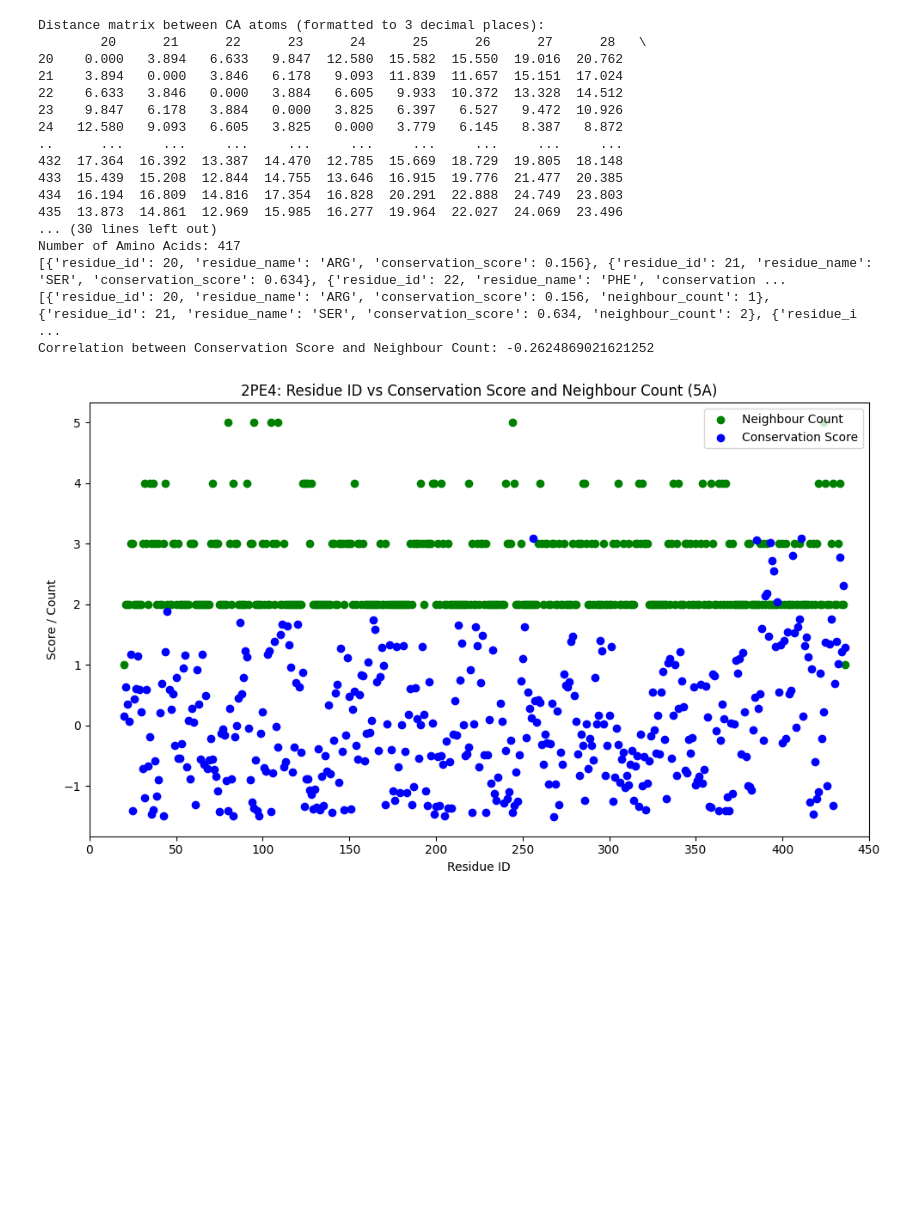
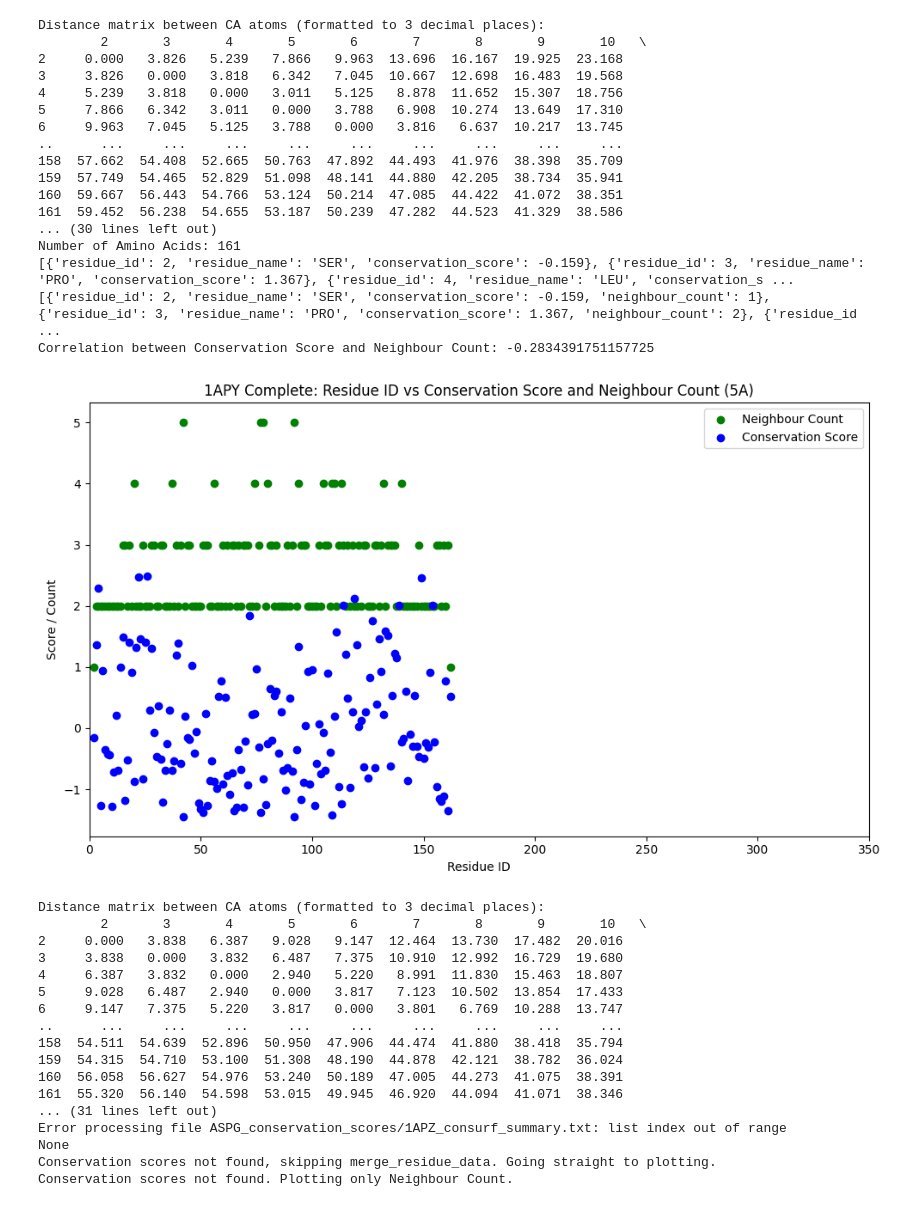
Before and after one commit to seahhening/Protein-LM, a Jupyter notebook: Documents/N-neighbour (submission)/submission_v0.3.ipynb, the cells around one changed output. Drawn from its saved outputs; the diff is of its cells as text; code cells hidden in the pictures; blank space fills up the shorter version.

```diff
--- a/Documents/N-neighbour (submission)/submission_v0.3.ipynb
+++ b/Documents/N-neighbour (submission)/submission_v0.3.ipynb
@@ -146,7 +146,7 @@ def merge_residue_data(conservation_scores, neighbour_counts):
 
     return merged_data
 
-def plot_and_calculate_correlation(data, title, num_residues=450):
+def plot_and_calculate_correlation(data, angstrom, protein_id, num_residues):
     # Extract data for plotting
     residue_ids = [entry['residue_id'] for entry in data]
     neighbour_counts = [entry['neighbour_count'] for entry in data]
@@ -177,7 +177,7 @@ def plot_and_calculate_correlation(data, title, num_residues=450):
 
     plt.xlabel('Residue ID')
     plt.ylabel('Score / Count')
-    plt.title(f'{title}: Residue ID vs Conservation Score and Neighbour Count (5A)')
+    plt.title(f'{protein_id} Complete: Residue ID vs Conservation Score and Neighbour Count ({angstrom}A)')
     plt.legend()
 
     # Set plot limits for residue IDs
@@ -259,7 +307,7 @@ def download_conservation_scores(pdb_file_path, chains):
 # %%
 '''Main function'''
 
-def pdb_to_n_neighbour_vector(pdb_file_path, angstrom):
+def pdb_to_n_neighbour_vector(pdb_file_path, angstrom, protein_id, num_residues):
 
     amino_vector = []
     title = pdb_file_path.split('/')[-1].split('.')[0][3:].upper()
@@ -269,17 +317,17 @@ def pdb_to_n_neighbour_vector(pdb_file_path, angstrom):
     amino_acid_info_count = find_nearest_neighbors(atom_info_list, angstrom)
 
     print(f"Number of Amino Acids: {len(amino_acid_info_count)}")
-    conservation_scores = extract_conservation_score(filename=f"HYAL1_conservation_scores/{title}_consurf_summary.txt")
+    conservation_scores = extract_conservation_score(filename=f"{protein_id}_conservation_scores/{title}_consurf_summary.txt")
     print(conservation_scores)
 
     if conservation_scores is not None:
         merged_residues = merge_residue_data(conservation_scores, amino_acid_info_count)
         print(merged_residues)
-        plot_and_calculate_correlation(merged_residues, title)
+        plot_and_calculate_correlation(merged_residues, angstrom, title, num_residues)
     else:
         print("Conservation scores not found, skipping merge_residue_data. Going straight to plotting.")
         merged_residues = amino_acid_info_count
-        plot_and_calculate_correlation(merged_residues, title)
+        plot_and_calculate_correlation(merged_residues, angstrom, title, num_residues)
 
     return merged_residues
 
@@ -316,0 +357,4 @@ Summary for 2PE4 saved successfully.
+# %%
+pdb_file_path = ['./ASPG_pdb/pdb1apy.pdb', './ASPG_pdb/pdb1apz.pdb', './ASPG_pdb/pdb1ayy.pdb', './ASPG_pdb/pdb1p4k.pdb', './ASPG_pdb/pdb1p4v.pdb', './ASPG_pdb/pdb2gac.pdb', './ASPG_pdb/pdb2gaw.pdb', './ASPG_pdb/pdb2gl9.pdb', './ASPG_pdb/pdb3ljq.pdb', './ASPG_pdb/pdb4r4y.pdb', './ASPG_pdb/pdb5v2i.pdb', './ASPG_pdb/pdb9gaa.pdb', './ASPG_pdb/pdb9gac.pdb', './ASPG_pdb/pdb9gaf.pdb']
+
+download_conservation_scores(pdb_file_path, chains = ['A'])
@@ -317,10 +379,10 @@ Summary for 2PE4 saved successfully.
 # %%
-ref_seq = './HYAL1_pdb/AF-Q12794-F1-model_v4.pdb'
-ref_seq = pdb_to_n_neighbour_vector(ref_seq, angstrom = 5)
+ref_seq = './ASPG_pdb/AF-Q7L266-F1-model_v4.pdb'
+ref_seq = pdb_to_n_neighbour_vector(ref_seq, angstrom = 5, protein_id = 'ASPG', num_residues = 350)
 
 for pdb_file in pdb_file_path:
 
-        completed = pdb_to_n_neighbour_vector(pdb_file, angstrom = 5)
+        completed = pdb_to_n_neighbour_vector(pdb_file, angstrom = 5, protein_id = 'ASPG', num_residues = 350)
         updated_ref_seq = merge_to_ref_seq(ref_seq, completed)
 # %% [output]
 Distance matrix between CA atoms (formatted to 3 decimal places):
@@ -344,18 +406,35 @@ Conservation scores not found. Plotting only Neighbour Count.
 Distance matrix between CA atoms (formatted to 3 decimal places):
-        20      21      22      23      24      25      26      27      28   \
-20    0.000   3.894   6.633   9.847  12.580  15.582  15.550  19.016  20.762
-21    3.894   0.000   3.846   6.178   9.093  11.839  11.657  15.151  17.024
-22    6.633   3.846   0.000   3.884   6.605   9.933  10.372  13.328  14.512
-23    9.847   6.178   3.884   0.000   3.825   6.397   6.527   9.472  10.926
-24   12.580   9.093   6.605   3.825   0.000   3.779   6.145   8.387   8.872
+        2       3       4       5       6       7       8       9       10   \
+2     0.000   3.826   5.239   7.866   9.963  13.696  16.167  19.925  23.168
+3     3.826   0.000   3.818   6.342   7.045  10.667  12.698  16.483  19.568
+4     5.239   3.818   0.000   3.011   5.125   8.878  11.652  15.307  18.756
+5     7.866   6.342   3.011   0.000   3.788   6.908  10.274  13.649  17.310
+6     9.963   7.045   5.125   3.788   0.000   3.816   6.637  10.217  13.745
 ..      ...     ...     ...     ...     ...     ...     ...     ...     ...
-432  17.364  16.392  13.387  14.470  12.785  15.669  18.729  19.805  18.148
-433  15.439  15.208  12.844  14.755  13.646  16.915  19.776  21.477  20.385
-434  16.194  16.809  14.816  17.354  16.828  20.291  22.888  24.749  23.803
-435  13.873  14.861  12.969  15.985  16.277  19.964  22.027  24.069  23.496
+158  57.662  54.408  52.665  50.763  47.892  44.493  41.976  38.398  35.709
+159  57.749  54.465  52.829  51.098  48.141  44.880  42.205  38.734  35.941
+160  59.667  56.443  54.766  53.124  50.214  47.085  44.422  41.072  38.351
+161  59.452  56.238  54.655  53.187  50.239  47.282  44.523  41.329  38.586
 ... (30 lines left out)
-Number of Amino Acids: 417
-[{'residue_id': 20, 'residue_name': 'ARG', 'conservation_score': 0.156}, {'residue_id': 21, 'residue_name': 'SER', 'conservation_score': 0.634}, {'residue_id': 22, 'residue_name': 'PHE', 'conservation ...
-[{'residue_id': 20, 'residue_name': 'ARG', 'conservation_score': 0.156, 'neighbour_count': 1}, {'residue_id': 21, 'residue_name': 'SER', 'conservation_score': 0.634, 'neighbour_count': 2}, {'residue_i ...
-Correlation between Conservation Score and Neighbour Count: -0.2624869021621252
+Number of Amino Acids: 161
+[{'residue_id': 2, 'residue_name': 'SER', 'conservation_score': -0.159}, {'residue_id': 3, 'residue_name': 'PRO', 'conservation_score': 1.367}, {'residue_id': 4, 'residue_name': 'LEU', 'conservation_s ...
+[{'residue_id': 2, 'residue_name': 'SER', 'conservation_score': -0.159, 'neighbour_count': 1}, {'residue_id': 3, 'residue_name': 'PRO', 'conservation_score': 1.367, 'neighbour_count': 2}, {'residue_id ...
+Correlation between Conservation Score and Neighbour Count: -0.2834391751157725
-[figure, old version]
+[figure, new version]
+Distance matrix between CA atoms (formatted to 3 decimal places):
+        2       3       4       5       6       7       8       9       10   \
+2     0.000   3.838   6.387   9.028   9.147  12.464  13.730  17.482  20.016
+3     3.838   0.000   3.832   6.487   7.375  10.910  12.992  16.729  19.680
+4     6.387   3.832   0.000   2.940   5.220   8.991  11.830  15.463  18.807
+5     9.028   6.487   2.940   0.000   3.817   7.123  10.502  13.854  17.433
+6     9.147   7.375   5.220   3.817   0.000   3.801   6.769  10.288  13.747
+..      ...     ...     ...     ...     ...     ...     ...     ...     ...
+158  54.511  54.639  52.896  50.950  47.906  44.474  41.880  38.418  35.794
+159  54.315  54.710  53.100  51.308  48.190  44.878  42.121  38.782  36.024
+160  56.058  56.627  54.976  53.240  50.189  47.005  44.273  41.075  38.391
+161  55.320  56.140  54.598  53.015  49.945  46.920  44.094  41.071  38.346
+... (31 lines left out)
+Error processing file ASPG_conservation_scores/1APZ_consurf_summary.txt: list index out of range
+None
+Conservation scores not found, skipping merge_residue_data. Going straight to plotting.
+Conservation scores not found. Plotting only Neighbour Count.
```
Also changed, not shown: parts of 6 cells of this notebook, 37 other files.
